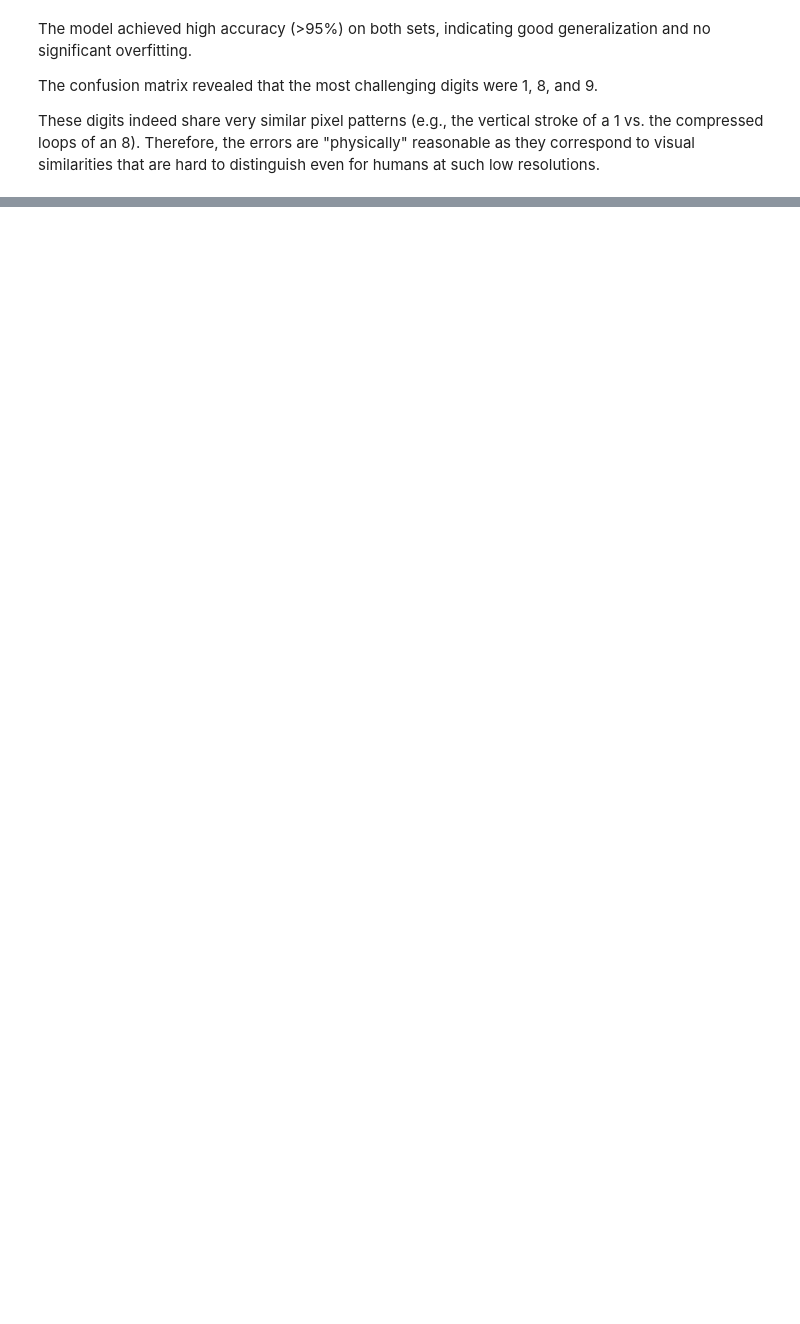
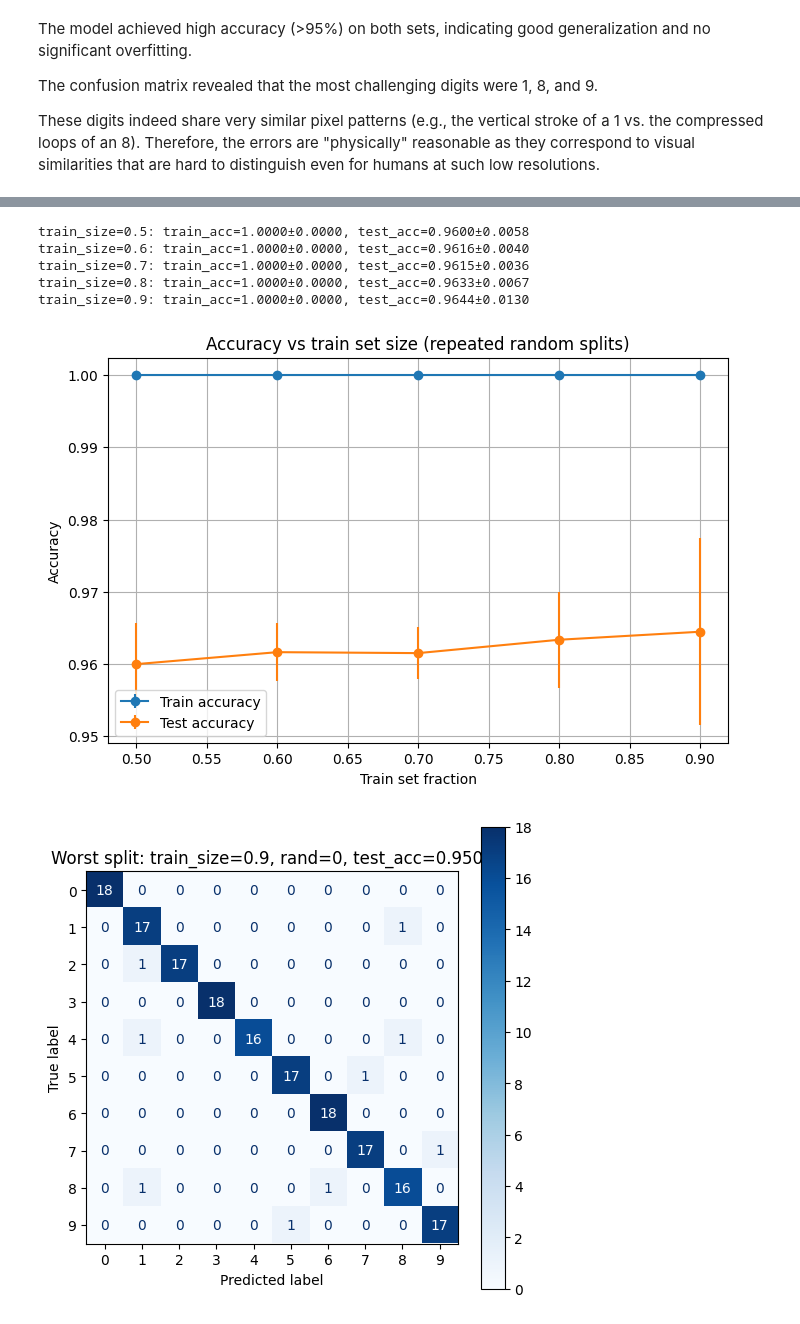
Before and after one commit to anna-tresoldi/astrostatistics_bicocca_2026, a Jupyter notebook: working/L13_ML_intro.ipynb, the cells around one changed output, grey strips where cells are left out. Cells and saved outputs as stored; diff of their text form; code cells hidden in the pictures; blank space fills up the shorter version.

```diff
--- a/working/L13_ML_intro.ipynb
+++ b/working/L13_ML_intro.ipynb
@@ -205,0 +242,72 @@ Therefore, the errors are "physically" reasonable as they correspond to visual s
+# %%
+# Cross-validate over different train sizes and random splits
+train_sizes = [0.5, 0.6, 0.7, 0.8, 0.9]
+n_repeats = 5
+random_states = np.arange(n_repeats)
+
+results = {ts: {"train": [], "test": [], "records": []} for ts in train_sizes}
+
+for ts in train_sizes:
+    for rs in random_states:
+        X_tr, X_te, y_tr, y_te = train_test_split(X, y, train_size=ts, random_state=int(rs), stratify=y)
+        model = LogisticRegression(solver='sag', max_iter=2000)
+        model.fit(X_tr, y_tr)
+        y_tr_pred = model.predict(X_tr)
+        y_te_pred = model.predict(X_te)
+        tr_acc = accuracy_score(y_tr, y_tr_pred)
+        te_acc = accuracy_score(y_te, y_te_pred)
+        results[ts]["train"].append(tr_acc)
+        results[ts]["test"].append(te_acc)
+        # store record for possible inspection (train_size, random_state, y_true, y_pred)
+        results[ts]["records"].append((int(rs), y_te.copy(), y_te_pred.copy()))
+
+# Summarize
+summary = []
+for ts in train_sizes:
+    tr_mean, tr_std = np.mean(results[ts]["train"]), np.std(results[ts]["train"])
+    te_mean, te_std = np.mean(results[ts]["test"]), np.std(results[ts]["test"])
+    summary.append((ts, tr_mean, tr_std, te_mean, te_std))
+    print(f"train_size={ts:.1f}: train_acc={tr_mean:.4f}±{tr_std:.4f}, test_acc={te_mean:.4f}±{te_std:.4f}")
+
+# Plot mean accuracy vs train size with error bars
+plt.figure(figsize=(8,5))
+train_means = [s[1] for s in summary]
+train_stds  = [s[2] for s in summary]
+test_means  = [s[3] for s in summary]
+test_stds   = [s[4] for s in summary]
+plt.errorbar(train_sizes, train_means, yerr=train_stds, label='Train accuracy', marker='o')
+plt.errorbar(train_sizes, test_means,  yerr=test_stds,  label='Test accuracy',  marker='o')
+plt.xlabel('Train set fraction')
+plt.ylabel('Accuracy')
+plt.title('Accuracy vs train set size (repeated random splits)')
+plt.legend()
+plt.grid(True)
+plt.show()
+
+# Show confusion matrices for best and worst observed test split across all sizes
+all_records = []
+for ts in train_sizes:
+    for idx, te_acc in enumerate(results[ts]["test"]):
+        rs, y_true, y_pred = results[ts]["records"][idx]
+        all_records.append((te_acc, ts, rs, y_true, y_pred))
+
+all_records.sort(key=lambda r: r[0])
+worst = all_records[0]
+best = all_records[-1]
+
+for label, rec in [('Worst', worst), ('Best', best)]:
+    acc, ts, rs, y_true, y_pred = rec
+    cm_local = confusion_matrix(y_true, y_pred)
+    plt.figure(figsize=(6,6))
+    disp_local = ConfusionMatrixDisplay(confusion_matrix=cm_local, display_labels=digits.target_names)
+    disp_local.plot(cmap=plt.cm.Blues, values_format='d', ax=plt.gca())
+    plt.title(f'{label} split: train_size={ts:.1f}, rand={rs}, test_acc={acc:.4f}')
+    plt.show()
+# %% [output]
+train_size=0.5: train_acc=1.0000±0.0000, test_acc=0.9600±0.0058
+train_size=0.6: train_acc=1.0000±0.0000, test_acc=0.9616±0.0040
+train_size=0.7: train_acc=1.0000±0.0000, test_acc=0.9615±0.0036
+train_size=0.8: train_acc=1.0000±0.0000, test_acc=0.9633±0.0067
+train_size=0.9: train_acc=1.0000±0.0000, test_acc=0.9644±0.0130
+[figure, added]
+[figure, added]
```
Also changed, not shown: parts of 7 cells of this notebook.
